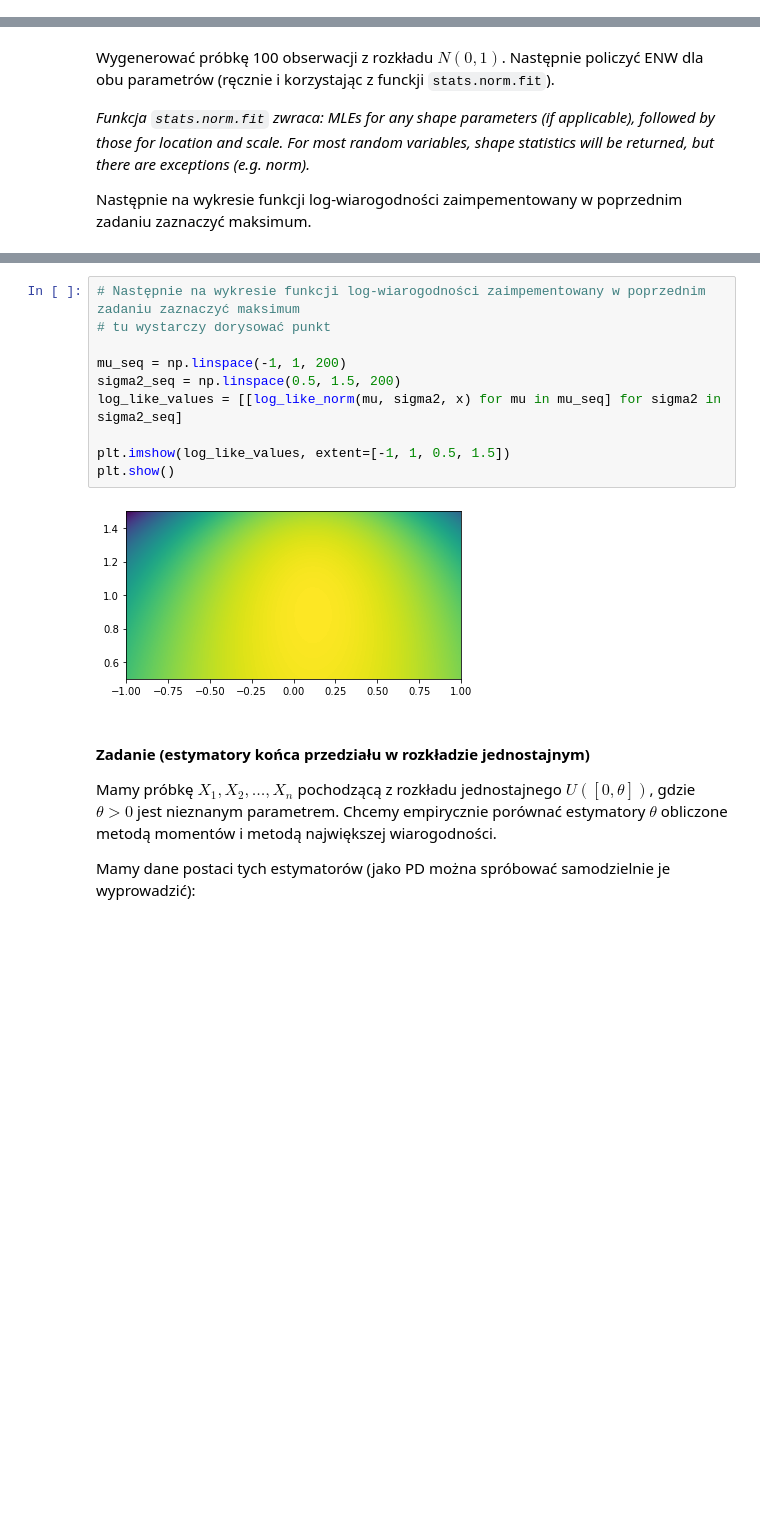
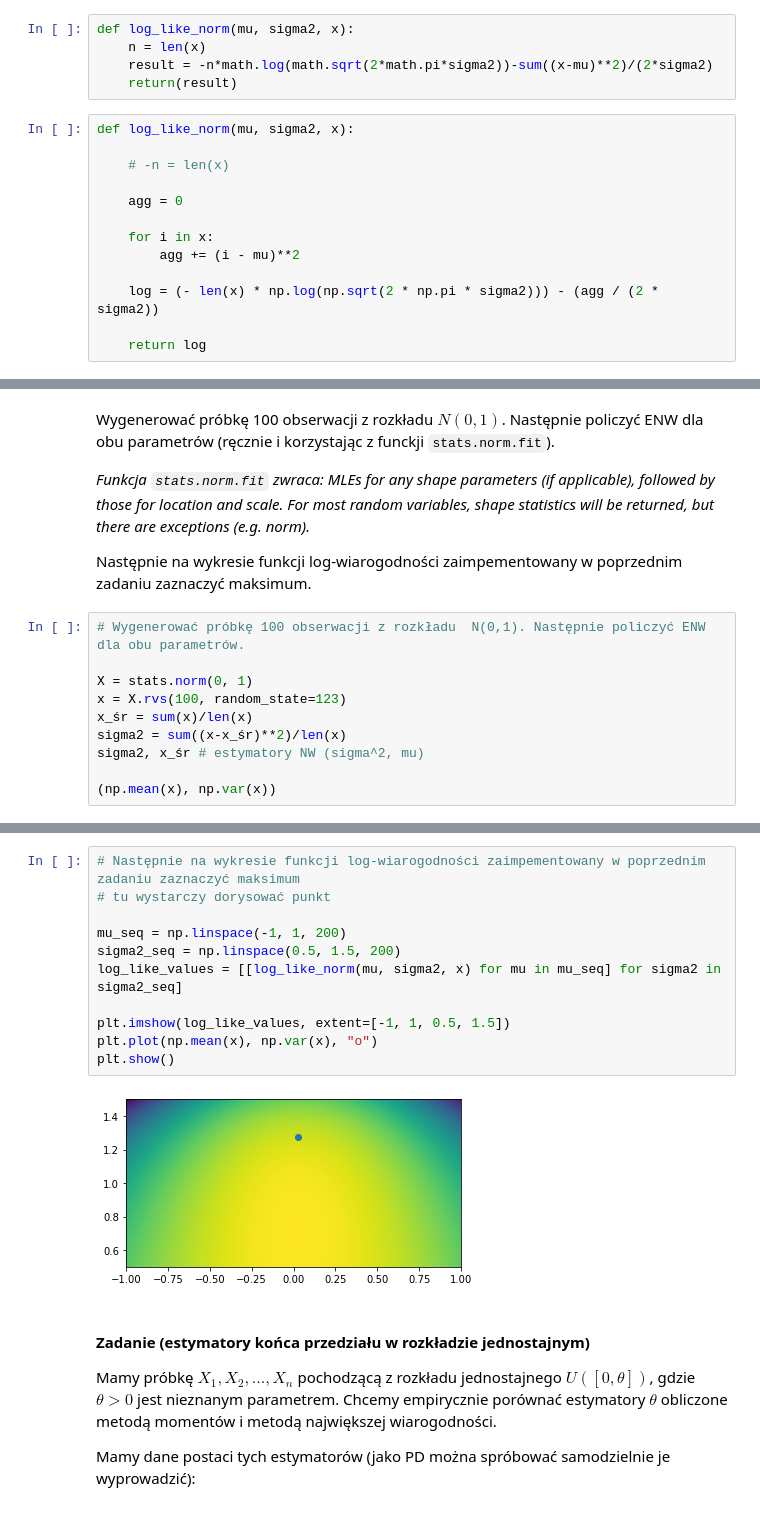
Before and after one commit to MalgosiaL/stat_prob_2020_10, a Jupyter notebook: niedziela_lab.ipynb, the cells around one changed output, grey strips where cells are left out. Saved outputs shown, nothing was run; the diff lists cells and outputs as text; blank space fills up the shorter version.

```diff
--- a/niedziela_lab.ipynb
+++ b/niedziela_lab.ipynb
@@ -171,6 +171,24 @@ Zaimplementuj logarytmiczną funkcję wiarygodności dla rodziny rozkładów nor
 # %%
 def log_like_norm(mu, sigma2, x):
     return("uzupelnij")
+# %%
+def log_like_norm(mu, sigma2, x):
+    n = len(x)
+    result = -n*math.log(math.sqrt(2*math.pi*sigma2))-sum((x-mu)**2)/(2*sigma2)
+    return(result)
+# %%
+def log_like_norm(mu, sigma2, x):
+
+    # -n = len(x)
+
+    agg = 0
+
+    for i in x:
+        agg += (i - mu)**2
+
+    log = (- len(x) * np.log(np.sqrt(2 * np.pi * sigma2))) - (agg / (2 * sigma2))
+
+    return log
 # %% [markdown]
 #### Szukanie maksimum funkcji
 
@@ -223,3 +241,13 @@ Wygenerować próbkę 100 obserwacji z rozkładu $N(0, 1)$. Następnie policzyć
 MLEs for any shape parameters (if applicable), followed by those for location and scale. For most random variables, shape statistics will be returned, but there are exceptions (e.g. norm).*
 
 Następnie na wykresie funkcji log-wiarogodności zaimpementowany w poprzednim zadaniu zaznaczyć maksimum.
+# %%
+# Wygenerować próbkę 100 obserwacji z rozkładu  N(0,1). Następnie policzyć ENW dla obu parametrów.
+
+X = stats.norm(0, 1)
+x = X.rvs(100, random_state=123)
+x_śr = sum(x)/len(x)
+sigma2 = sum((x-x_śr)**2)/len(x)
+sigma2, x_śr # estymatory NW (sigma^2, mu)
+
+(np.mean(x), np.var(x))
@@ -226,15 +262,16 @@ Następnie na wykresie funkcji log-wiarogodności zaimpementowany w poprzednim z
 # %%
 # Następnie na wykresie funkcji log-wiarogodności zaimpementowany w poprzednim zadaniu zaznaczyć maksimum
 # tu wystarczy dorysować punkt
 
 mu_seq = np.linspace(-1, 1, 200)
 sigma2_seq = np.linspace(0.5, 1.5, 200)
 log_like_values = [[log_like_norm(mu, sigma2, x) for mu in mu_seq] for sigma2 in sigma2_seq]
 
 plt.imshow(log_like_values, extent=[-1, 1, 0.5, 1.5])
+plt.plot(np.mean(x), np.var(x), "o")
 plt.show()
 # %% [output]
-[figure, old version]
+[figure, new version]
 # %% [markdown]
 #### Zadanie (estymatory końca przedziału w rozkładzie jednostajnym)
 
```
Also changed, not shown: parts of 8 cells of this notebook.
